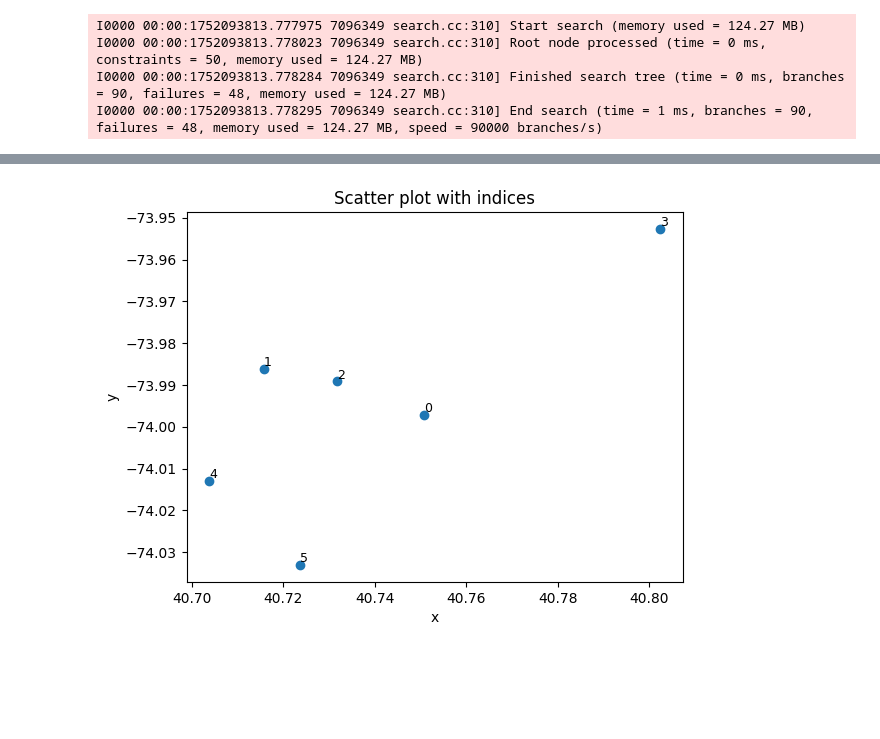
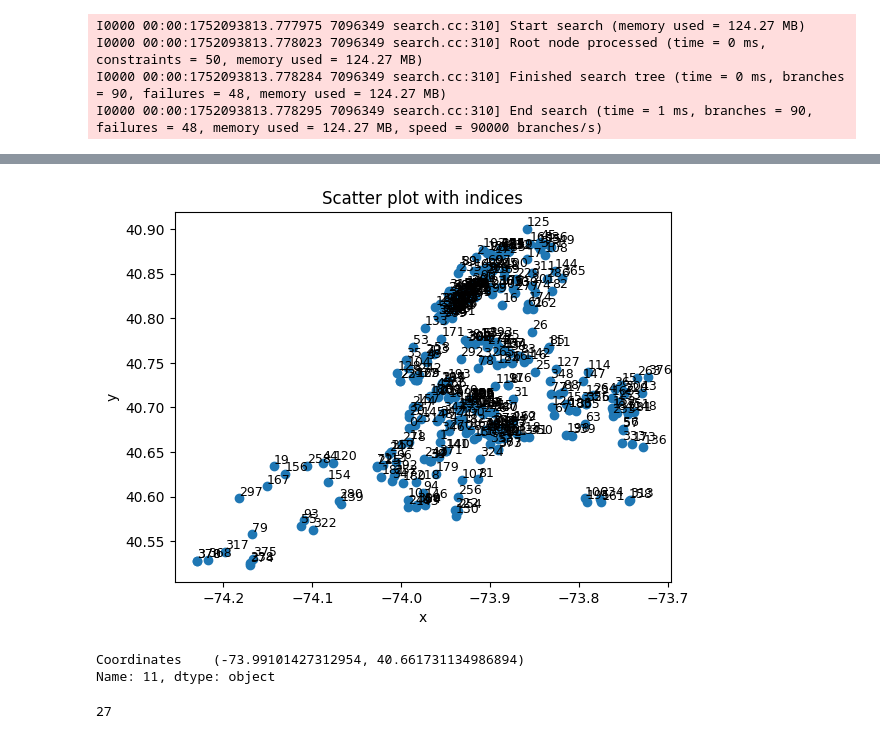
Before and after one commit to mablezhang2003/trash-route-optimization, a Jupyter notebook: Service Request Analysis.ipynb, the cells around one changed output, grey strips where cells are left out. Drawn from its saved outputs; the diff is of its cells as text; code cells hidden in the pictures; blank space fills up the shorter version.

```diff
--- a/Service Request Analysis.ipynb
+++ b/Service Request Analysis.ipynb
@@ -566,0 +629,8 @@ I0000 00:00:1752093813.778295 7096349 search.cc:310] End search (time = 1 ms, br
+# %%
+df = df.loc[list(largest_cc)].reset_index(drop=True)
+G = build_graph(df)
+# %%
+# Draw the graph
+pos = nx.get_node_attributes(G, 'pos')
+nx.draw(G, pos, with_labels=True, node_size=600, edge_color='gray')
+plt.show()
@@ -567,3 +639,5 @@ I0000 00:00:1752093813.778295 7096349 search.cc:310] End search (time = 1 ms, br
+# %%
+distance_matrix = get_distance_matrix(G)
 # %%
 """Simple Travelling Salesperson Problem (TSP) between cities."""
 
@@ -652,0 +785,18 @@ Route for vehicle 1:
+# %%
+import matplotlib.pyplot as plt
+import networkx as nx
+
+# Assume G and pos are already defined
+nx.draw(G, pos, with_labels=True, node_color='lightgray', edge_color='lightgray')
+
+colors =  plt.cm.tab20.colors
+
+for i, (vehicle_id, route) in enumerate(vehicle_routes.items()):
+    # Create a list of edges in the path
+    route_edges = list(zip(route, route[1:]))
+
+    # Draw the path with a distinct color and thickness
+    nx.draw_networkx_nodes(G, pos, nodelist=route, node_color=colors[i])
+    nx.draw_networkx_edges(G, pos, edgelist=route_edges, edge_color=colors[i], width=2)
+
+nx.draw_networkx_nodes(G, pos, nodelist=DEPOTS, node_color='magenta')
@@ -653,16 +806,25 @@ Route for vehicle 1:
 # %%
-x = bp_street_data['Coordinates'].apply(lambda x: x[0])
-y = bp_street_data['Coordinates'].apply(lambda x: x[1])
+x = df['Coordinates'].apply(lambda x: float(x[0]))
+y = df['Coordinates'].apply(lambda x: float(x[1]))
 
 plt.scatter(x, y)
 
 # Annotate each point with its index
 for i, (xi, yi) in enumerate(zip(x, y)):
     plt.text(xi, yi, str(i), fontsize=9, ha='left', va='bottom')  # Adjust ha/va for placement
 
 plt.xlabel('x')
 plt.ylabel('y')
 plt.title('Scatter plot with indices')
 plt.show()
 # %% [output]
-[figure, old version]
+[figure, new version]
+# %%
+df.loc[i]
+# %% [output]
+Coordinates    (-73.99101427312954, 40.661731134986894)
+Name: 11, dtype: object
+# %%
+len(vehicle_routes[0])
+# %% [output]
+27
```
Also changed, not shown: parts of 16 cells of this notebook, 5 other files.
